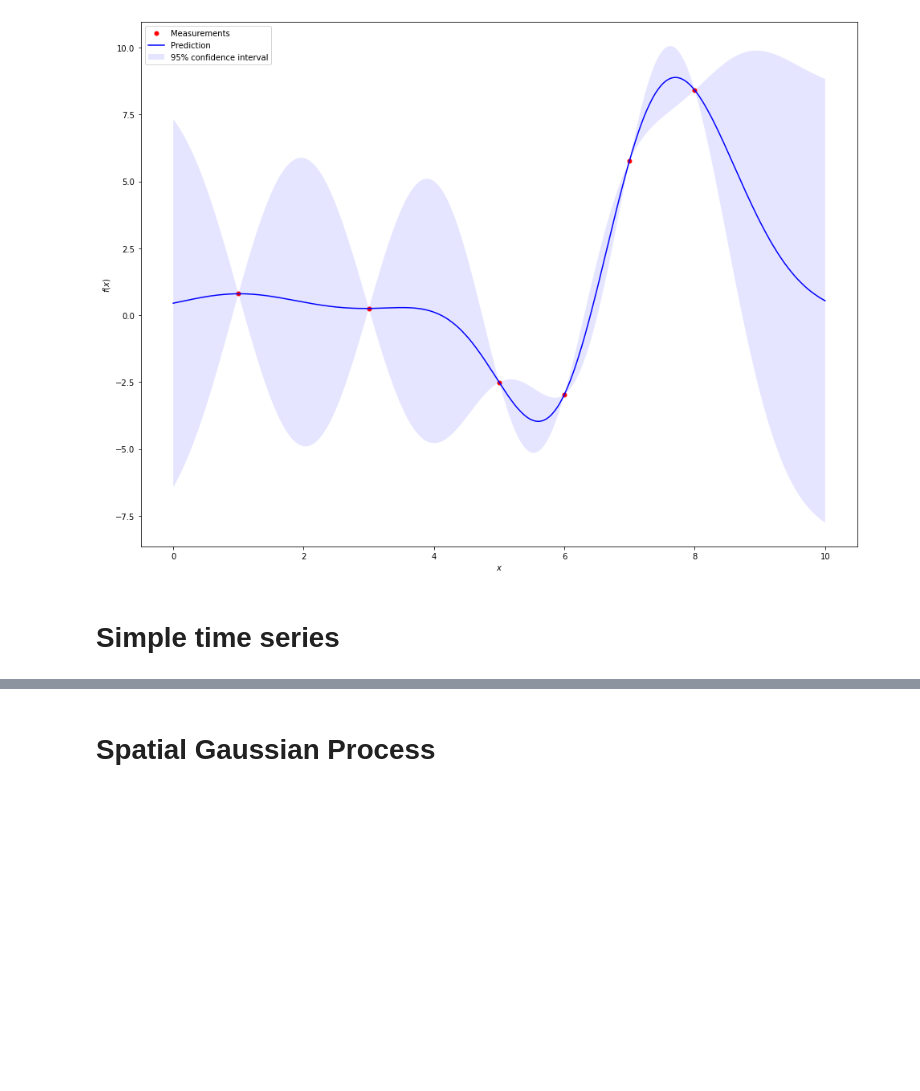
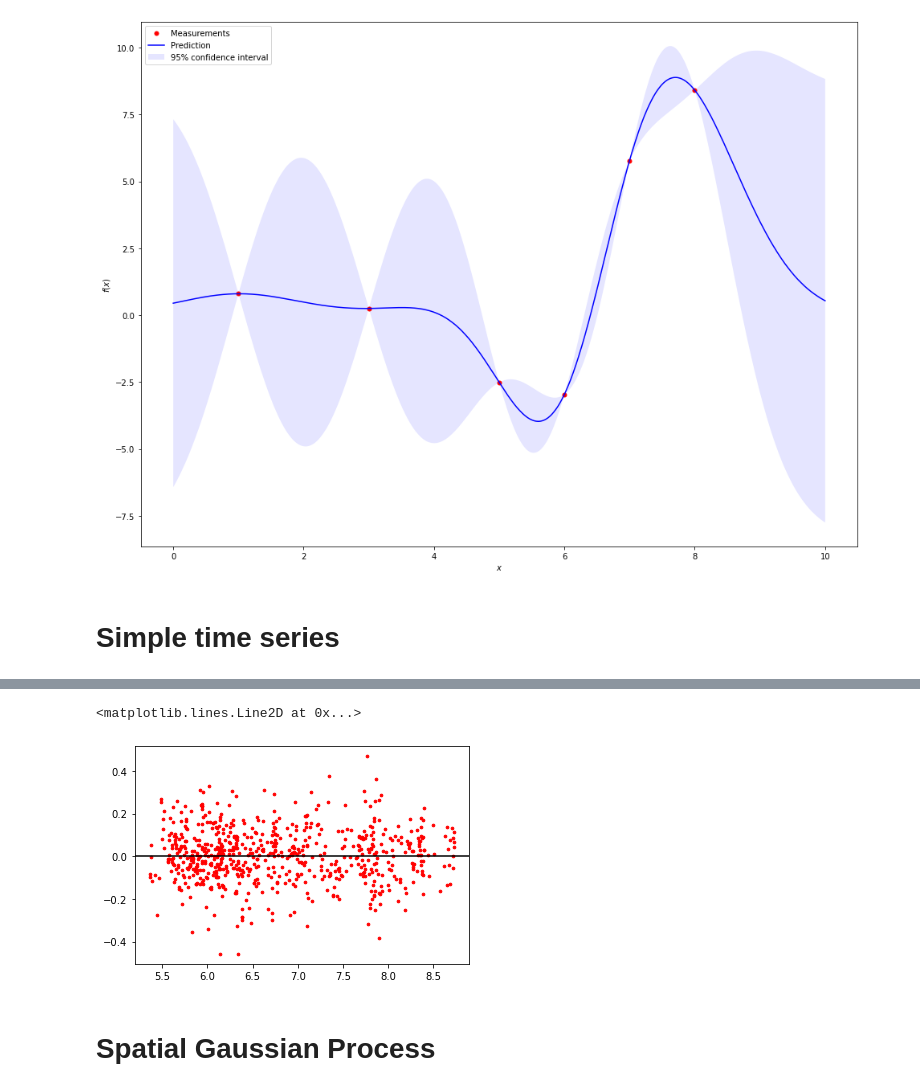
Before and after one commit to larsmmo/Master, a Jupyter notebook: visualization/GPviz.ipynb, the cells around one changed output, grey strips where cells are left out. Drawn from its saved outputs; the diff is of its cells as text; code cells hidden in the pictures; blank space fills up the shorter version.

```diff
--- a/visualization/GPviz.ipynb
+++ b/visualization/GPviz.ipynb
@@ -146,3 +182,9 @@ plot_gp(predictionRange[:sample_size*3], X[:sample_size:step_size], y[:sample_si
+# %%
+plt.scatter(y_pred, (y_test-y_pred), s=7, marker ='o', color='r')
+plt.axhline(y=0.0, color='black', linestyle='-')
+# %% [output]
+<matplotlib.lines.Line2D at 0x...>
+[figure, added]
 # %% [markdown]
 # Spatial Gaussian Process
 # %%
```
Also changed, not shown: parts of 18 cells of this notebook, 5 other files.
